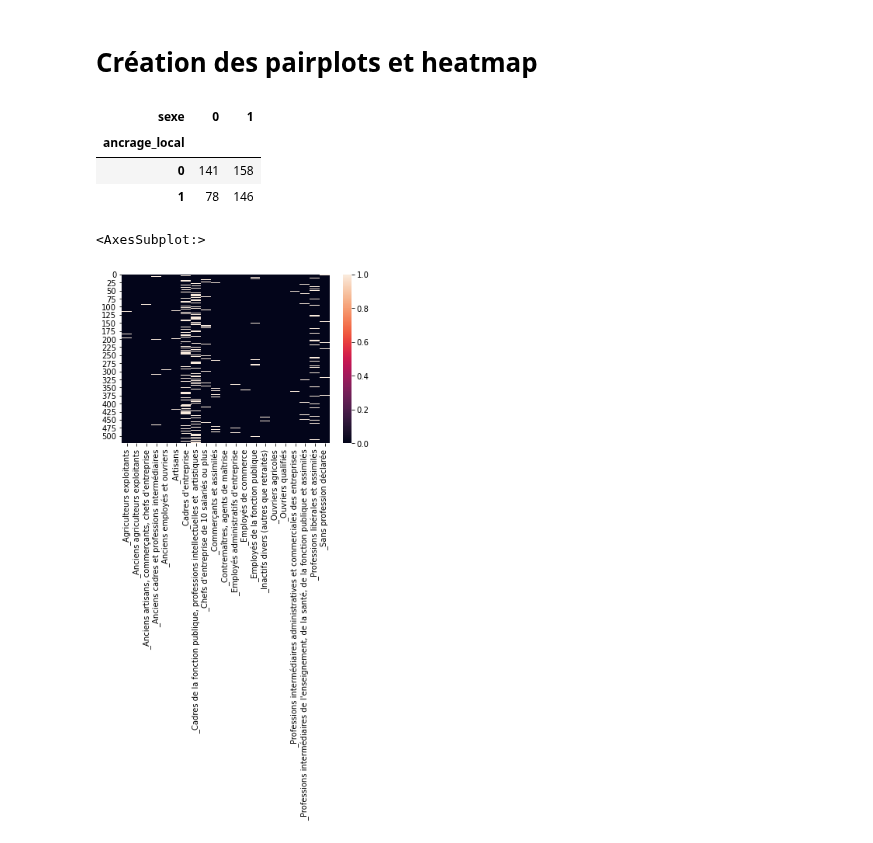
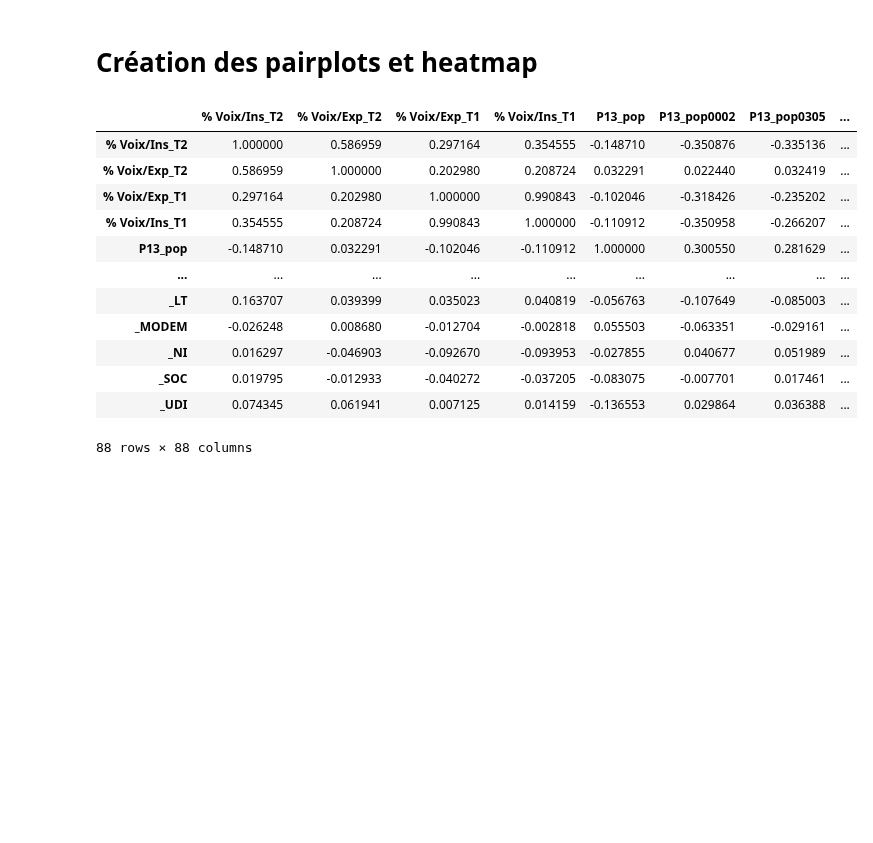
Before and after one commit to p-contamin/Prediction-de-l-activite-des-deputes-francais, a Jupyter notebook: 2. Data Viz/Graphiques de visualisation.ipynb, the cells around one changed output. Cells and saved outputs as stored; diff of their text form; code cells hidden in the pictures; blank space fills up the shorter version.

```diff
--- a/2. Data Viz/Graphiques de visualisation.ipynb
+++ b/2. Data Viz/Graphiques de visualisation.ipynb
@@ -120,15 +76,2 @@ tab_final.columns.to_list()
 # %% [markdown]
 # Création des pairplots et heatmap
-# %%
-essai = pd.crosstab(tab_final['ancrage_local'], tab_final['sexe'])
-essai
-# %% [output]
-| sexe | 0 | 1 |
-| ancrage_local |  |  |
-| 0 | 141 | 158 |
-| 1 | 78 | 146 |
-# %%
-sns.heatmap(tab_final[names])
-# %% [output]
-<AxesSubplot:>
-[figure, removed]
@@ -134,0 +91,17 @@ sns.heatmap(tab_final[names])
+# %%
+#df2 = data_plus_petit.corr()
+df2
+# %% [output]
+|  | % Voix/Ins_T2 | % Voix/Exp_T2 | % Voix/Exp_T1 | % Voix/Ins_T1 | P13_pop | P13_pop0002 | P13_pop0305 | ... |
+| % Voix/Ins_T2 | 1.000000 | 0.586959 | 0.297164 | 0.354555 | -0.148710 | -0.350876 | -0.335136 | ... |
+| % Voix/Exp_T2 | 0.586959 | 1.000000 | 0.202980 | 0.208724 | 0.032291 | 0.022440 | 0.032419 | ... |
+| % Voix/Exp_T1 | 0.297164 | 0.202980 | 1.000000 | 0.990843 | -0.102046 | -0.318426 | -0.235202 | ... |
+| % Voix/Ins_T1 | 0.354555 | 0.208724 | 0.990843 | 1.000000 | -0.110912 | -0.350958 | -0.266207 | ... |
+| P13_pop | -0.148710 | 0.032291 | -0.102046 | -0.110912 | 1.000000 | 0.300550 | 0.281629 | ... |
+| ... | ... | ... | ... | ... | ... | ... | ... | ... |
+| _LT | 0.163707 | 0.039399 | 0.035023 | 0.040819 | -0.056763 | -0.107649 | -0.085003 | ... |
+| _MODEM | -0.026248 | 0.008680 | -0.012704 | -0.002818 | 0.055503 | -0.063351 | -0.029161 | ... |
+| _NI | 0.016297 | -0.046903 | -0.092670 | -0.093953 | -0.027855 | 0.040677 | 0.051989 | ... |
+| _SOC | 0.019795 | -0.012933 | -0.040272 | -0.037205 | -0.083075 | -0.007701 | 0.017461 | ... |
+| _UDI | 0.074345 | 0.061941 | 0.007125 | 0.014159 | -0.136553 | 0.029864 | 0.036388 | ... |
+88 rows × 88 columns
```
Also changed, not shown: parts of 11 cells of this notebook, 1 other file.
